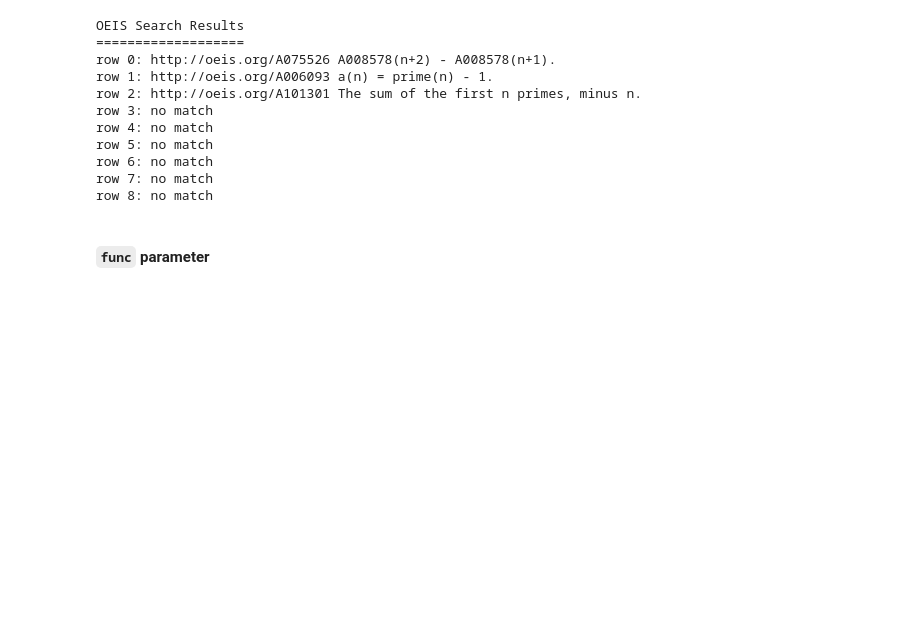
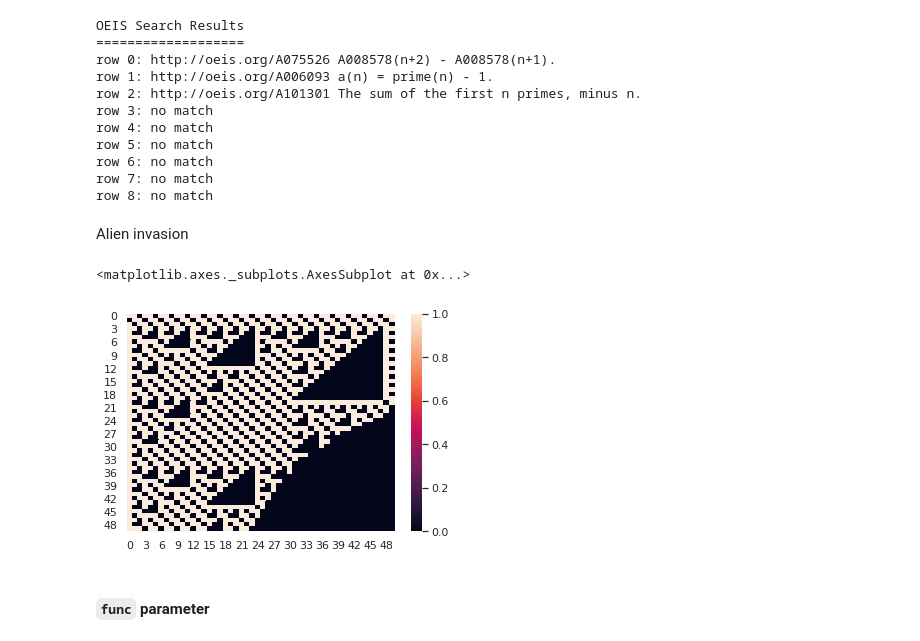
Before and after one commit to tedteske/ndplex, a Jupyter notebook: ndplex_array.ipynb, the cells around one changed output. Saved outputs shown, nothing was run; the diff lists cells and outputs as text; code cells hidden in the pictures; blank space fills up the shorter version.

```diff
--- a/ndplex_array.ipynb
+++ b/ndplex_array.ipynb
@@ -1798,6 +1785,24 @@ row 5: no match
 row 6: no match
 row 7: no match
 row 8: no match
+# %% [markdown]
+Alien invasion
+# %%
+def fibonaccis(size):
+    fibonaccis = [1,1]
+    for i in range(2,size):
+        fibonaccis.append(fibonaccis[i-1] + fibonaccis[i-2])
+    return fibonaccis
+
+size = 50
+primes = list(primesfrom2to(1000000))
+p = [1] + primes[:size - 1]
+f = fibonaccis(size)
+dingbat = ndplex(size, edges=(p,f),dtype=np.float128)
+sns.heatmap(dingbat%2)
+# %% [output]
+<matplotlib.axes._subplots.AxesSubplot at 0x...>
+[figure, added]
 # %% [markdown]
 #### `func` parameter
 # %%
```
Also changed, not shown: parts of 33 cells of this notebook.
